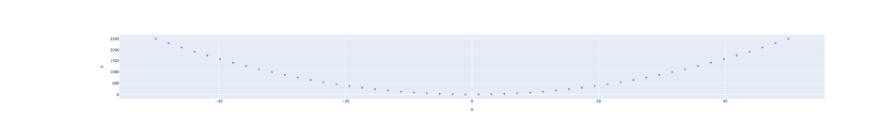
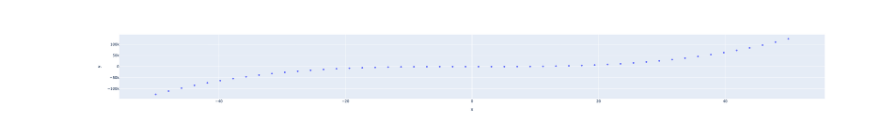
Before and after one commit to fnarel/my-notebooks-repo, a Jupyter notebook: experiment1.ipynb, the cells around one changed output. Drawn from its saved outputs; the diff is of its cells as text; code cells hidden in the pictures.

```diff
--- a/experiment1.ipynb
+++ b/experiment1.ipynb
@@ -4,7 +4,7 @@ import plotly.express as px
 # x-axis data points
 x = np.linspace(start=-50, stop=50)
 # y-axis data points
-y = x ** 2
+y = x ** 3
 # define the plot
 fig = px.scatter(x=x, y=y)
 fig.show()
@@ -13 +12 @@ fig.show()
-[figure, old version]
+[figure, new version]
```
Also changed, not shown: parts of 1 cell of this notebook.
